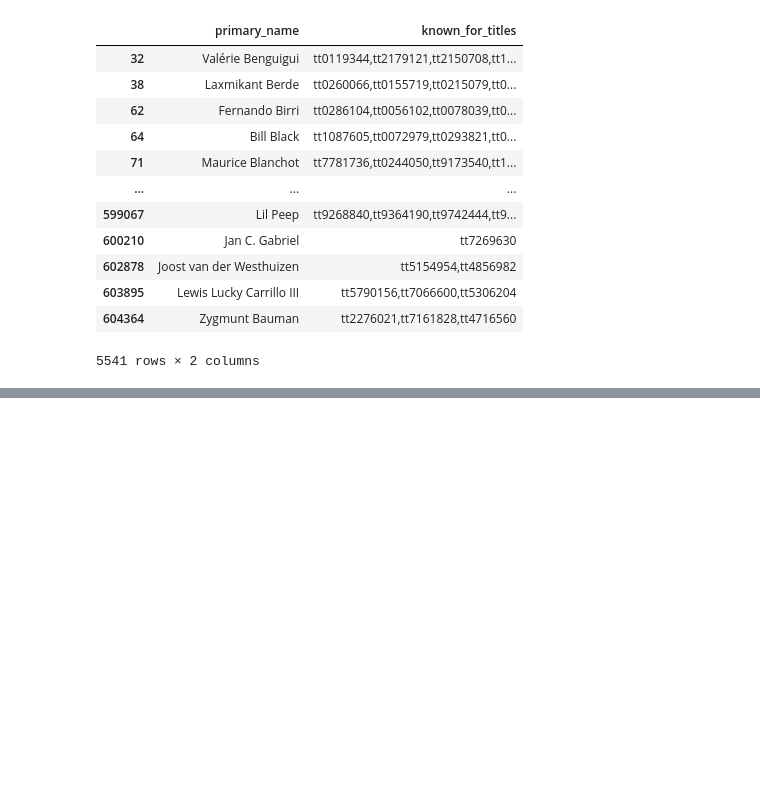
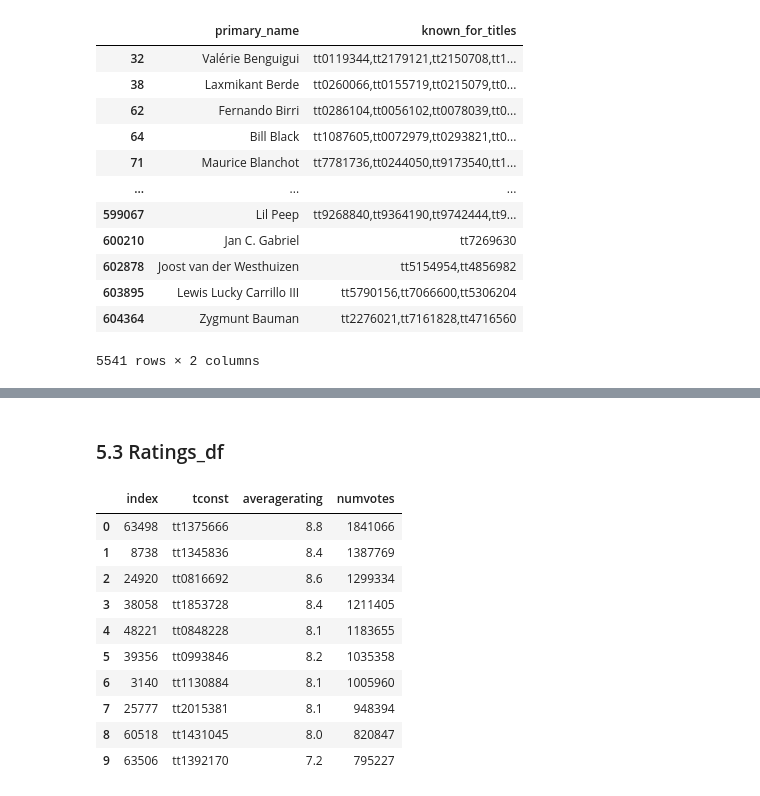
Before and after one commit to levine01/Movie-Analysis, a Jupyter notebook: index.ipynb, the cells around one changed output, grey strips where cells are left out. Cells and saved outputs as stored; diff of their text form; code cells hidden in the pictures; blank space fills up the shorter version.

```diff
--- a/index.ipynb
+++ b/index.ipynb
@@ -624,0 +611,20 @@ final_gross_df.head()
+# %% [markdown]
+### 5.3 Ratings_df
+# %%
+#filtering ratings_df to have movie tittles with more than 1500 number of votes
+new_ratings_df = ratings_df.loc[ratings_df['numvotes']>1500]
+#sorting values and displaying top ten movies with more than 1500 votes
+new_ratings_df = new_ratings_df.sort_values(by=['numvotes', 'averagerating'], ascending=False)[:10]
+new_ratings_df.reset_index()
+# %% [output]
+|  | index | tconst | averagerating | numvotes |
+| 0 | 63498 | tt1375666 | 8.8 | 1841066 |
+| 1 | 8738 | tt1345836 | 8.4 | 1387769 |
+| 2 | 24920 | tt0816692 | 8.6 | 1299334 |
+| 3 | 38058 | tt1853728 | 8.4 | 1211405 |
+| 4 | 48221 | tt0848228 | 8.1 | 1183655 |
+| 5 | 39356 | tt0993846 | 8.2 | 1035358 |
+| 6 | 3140 | tt1130884 | 8.1 | 1005960 |
+| 7 | 25777 | tt2015381 | 8.1 | 948394 |
+| 8 | 60518 | tt1431045 | 8.0 | 820847 |
+| 9 | 63506 | tt1392170 | 7.2 | 795227 |
```
Also changed, not shown: parts of 73 cells of this notebook.
